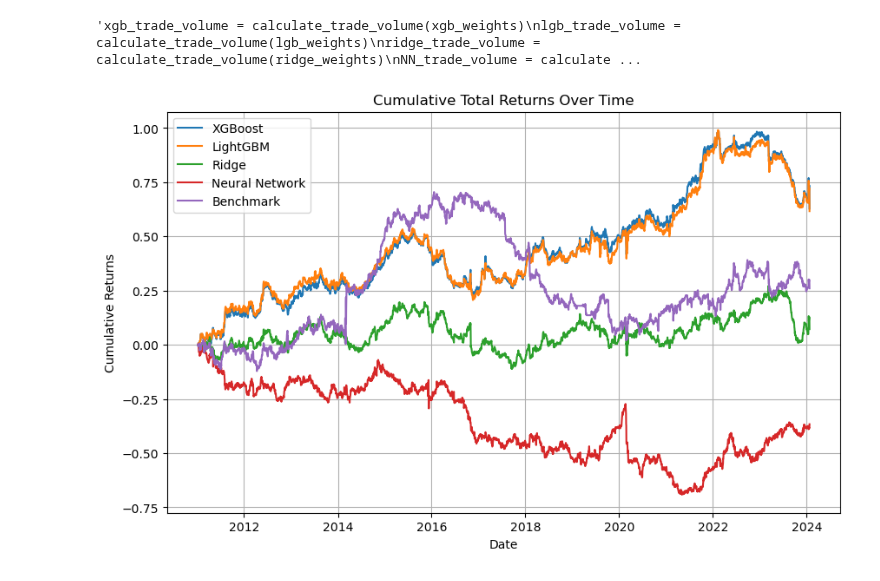
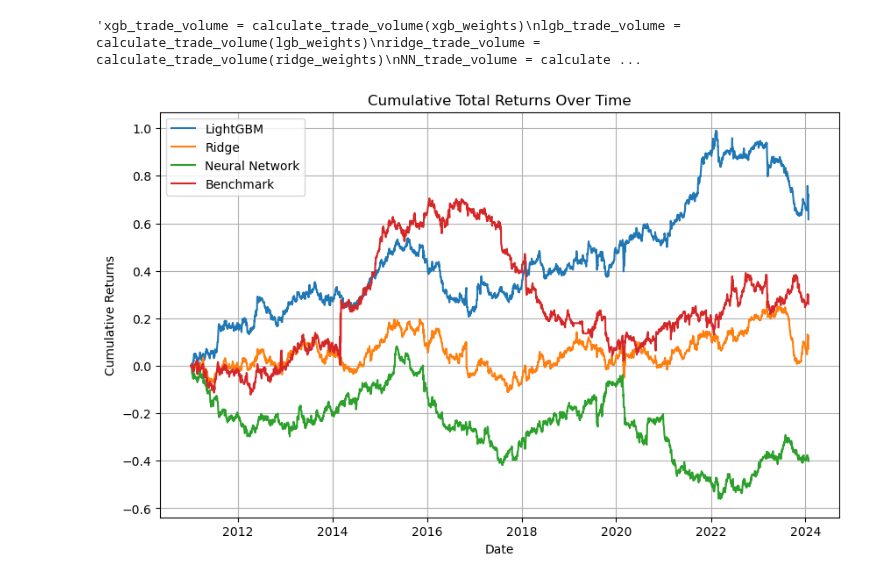
Before and after one commit to OscarAzrak/Master-thesis, a Jupyter notebook: Files/Codes_non_cross.ipynb, the cells around one changed output. Cells and saved outputs as stored; diff of their text form; code cells hidden in the pictures.

```diff
--- a/Files/Codes_non_cross.ipynb
+++ b/Files/Codes_non_cross.ipynb
@@ -159,7 +153,6 @@ results_best = {}
 results_worst = {}
 models = {
     'lgb': lgb_best,
-    'xgb': xgb_best,
     'ridge': ridge_best,
     'NN': NN_model,
     'benchmark': None
@@ -199,7 +192,7 @@ portfolio_dfs = {
 }
 
 for name, model in models.items():
-    best_assets, worst_assets = predict_and_analyze_ext(model, X_test, df, name, df_read, date_col, cross)
+    best_assets, worst_assets = predict_and_analyze_ext(model, X_test, df, name, df_read, date_col, cross, top_percentile=90, bottom_percentile=10)
     assets_df = pd.concat([best_assets, worst_assets])
     assets_df['update_value'] = 0
     assets_df.loc[assets_df[name] > assets_df['top_threshold'], 'update_value'] = 1
@@ -237,40 +226,33 @@ NN_trade_volume = calculate_trade_volume(NN_weights)"""
 # %%
 import matplotlib.pyplot as plt
 
 # Sum the returns across all assets for each day to get the daily total returns for each model
-xgb_total_returns = xgb_returns.sum(axis=1)
 lgb_total_returns = lgb_returns.sum(axis=1)
 ridge_total_returns = ridge_returns.sum(axis=1)
 NN_total_returns = NN_returns.sum(axis=1)
 benchmark_total_returns = benchmark_returns.sum(axis=1)
-# Calculate the cumulative total returns for each model
-#xgb_cumulative_total_returns = (1 + xgb_total_returns).cumprod() - 1
-#lgb_cumulative_total_returns = (1 + lgb_total_returns).cumprod() - 1
-#ridge_cumulative_total_returns = (1 + ridge_total_returns).cumprod() - 1
-#NN_cumulative_total_returns = (1 + NN_total_returns).cumprod() - 1
+
 
 # use cumsum
-xgb_cumulative_total_returns = xgb_total_returns.cumsum()
 lgb_cumulative_total_returns = lgb_total_returns.cumsum()
 ridge_cumulative_total_returns = ridge_total_returns.cumsum()
 NN_cumulative_total_returns = NN_total_returns.cumsum()
 benchmark_cumulative_total_returns = benchmark_total_returns.cumsum()
 
 # Plot the cumulative total returns for each model
 plt.figure(figsize=(10, 6))
-plt.plot(xgb_cumulative_total_returns, label='XGBoost')
 plt.plot(lgb_cumulative_total_returns, label='LightGBM')
 plt.plot(ridge_cumulative_total_returns, label='Ridge')
 plt.plot(NN_cumulative_total_returns, label='Neural Network')
 plt.plot(benchmark_cumulative_total_returns, label='Benchmark')
 plt.title('Cumulative Total Returns Over Time')
 plt.xlabel('Date')
 plt.ylabel('Cumulative Returns')
 plt.legend()
 plt.grid(True)
 plt.show()
 # %% [output]
-[figure, old version]
+[figure, new version]
 # %%
 %reload_ext autoreload
 %autoreload 2
```
Also changed, not shown: parts of 9 cells of this notebook.
